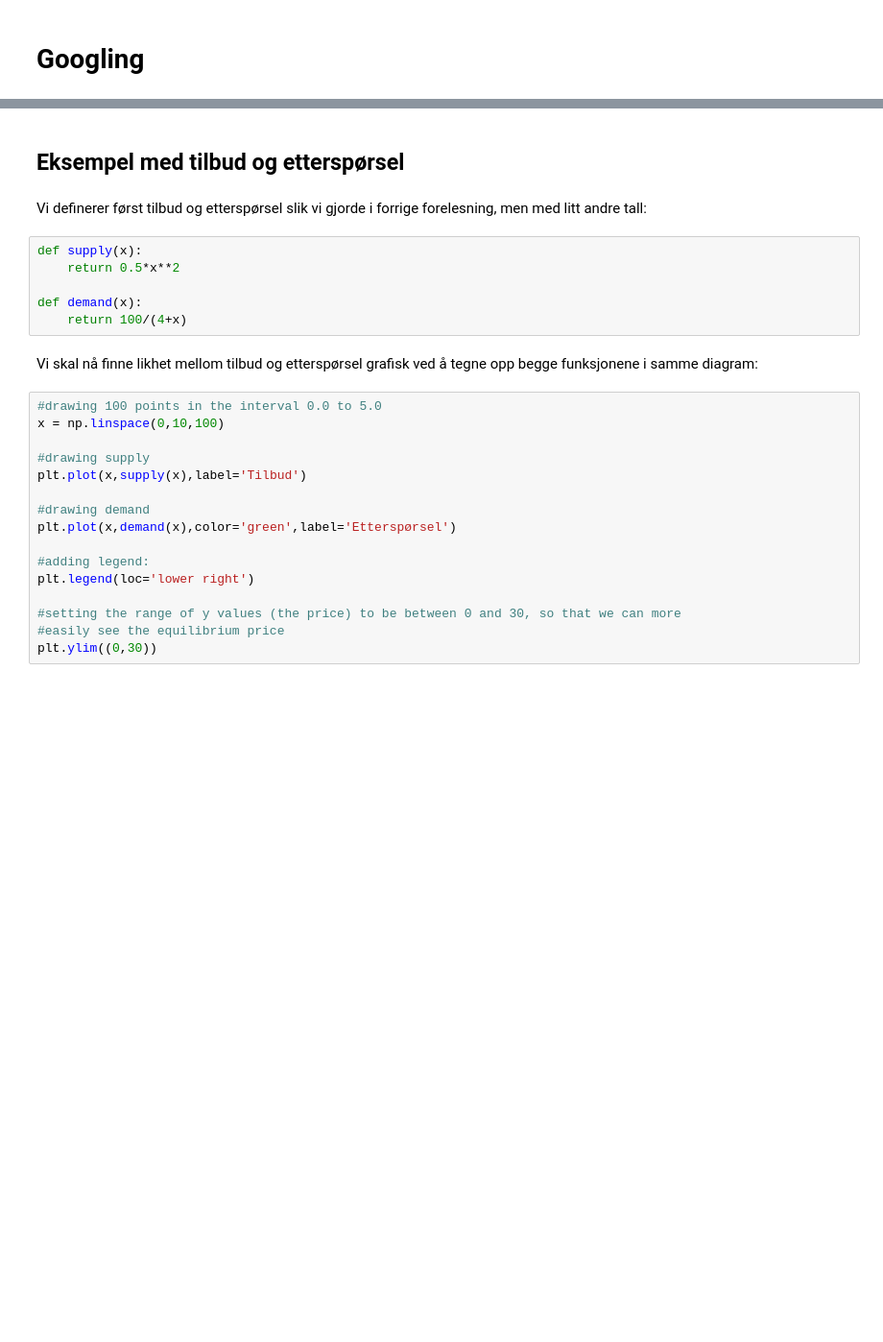
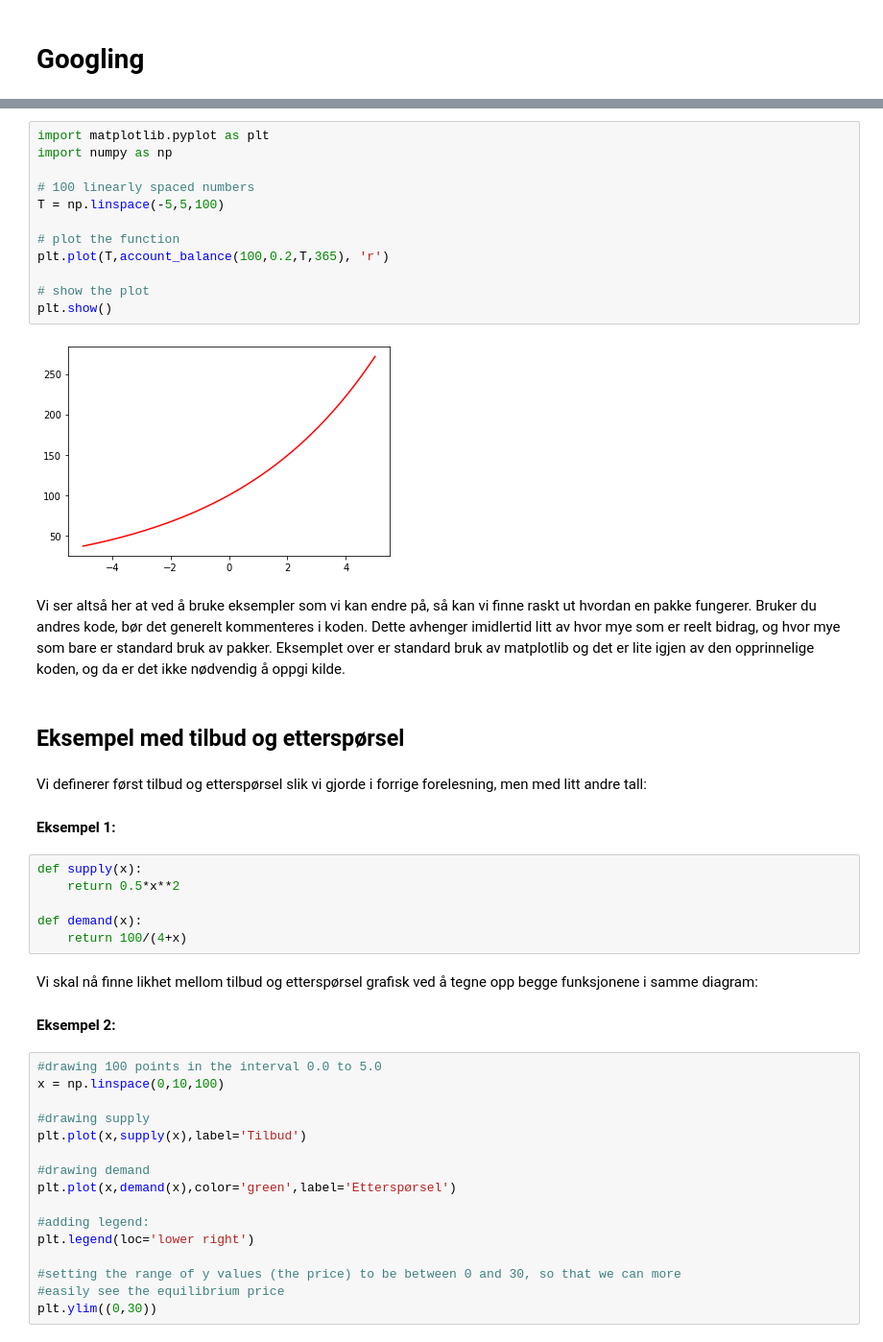
Before and after one commit to uit-sok-1003-h21/notebooks, a Jupyter notebook: 3 - matplotlib.ipynb, the cells around one changed output, grey strips where cells are left out. Shown at 96% size. Saved outputs shown, nothing was run; the diff lists cells and outputs as text; blank space fills up the shorter version.

```diff
--- a/3 - matplotlib.ipynb
+++ b/3 - matplotlib.ipynb
@@ -113,7 +151,25 @@ plt.plot(t, t, 'r--', t, t**2, 'bs', t, t**3, 'g^')
+# %%
+import matplotlib.pyplot as plt
+import numpy as np
+
+# 100 linearly spaced numbers
+T = np.linspace(-5,5,100)
+
+# plot the function
+plt.plot(T,account_balance(100,0.2,T,365), 'r')
+
+# show the plot
+plt.show()
+# %% [output]
+[figure, added]
+# %% [markdown]
+Vi ser altså her at ved å bruke eksempler som vi kan endre på, så kan vi finne raskt ut hvordan en pakke fungerer. Bruker du andres kode, bør det generelt kommenteres i koden. Dette avhenger imidlertid litt av hvor mye som er reelt bidrag, og hvor mye som bare er standard bruk av pakker. Eksemplet over er standard bruk av matplotlib og det er lite igjen av den opprinnelige koden, og da er det ikke nødvendig å oppgi kilde.
 # %% [markdown]
 ## Eksempel med tilbud og etterspørsel
 # %% [markdown]
 Vi definerer først tilbud og etterspørsel slik vi gjorde i forrige forelesning, men med litt andre tall:
+
+#### Eksempel 1:
 # %%
 def supply(x):
     return 0.5*x**2
@@ -122,6 +178,8 @@ def demand(x):
     return 100/(4+x)
 # %% [markdown]
 Vi skal nå finne likhet mellom tilbud og etterspørsel grafisk ved å tegne opp begge funksjonene i samme diagram:
+
+#### Eksempel 2:
 # %%
 #drawing 100 points in the interval 0.0 to 5.0
 x = np.linspace(0,10,100)
```
Also changed, not shown: parts of 15 cells of this notebook, 1 other file.
